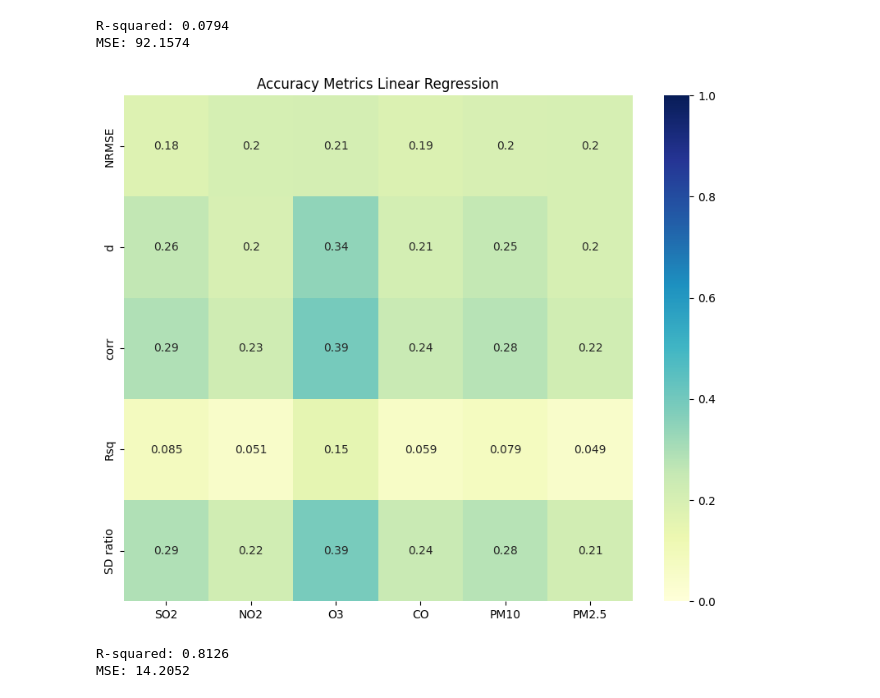
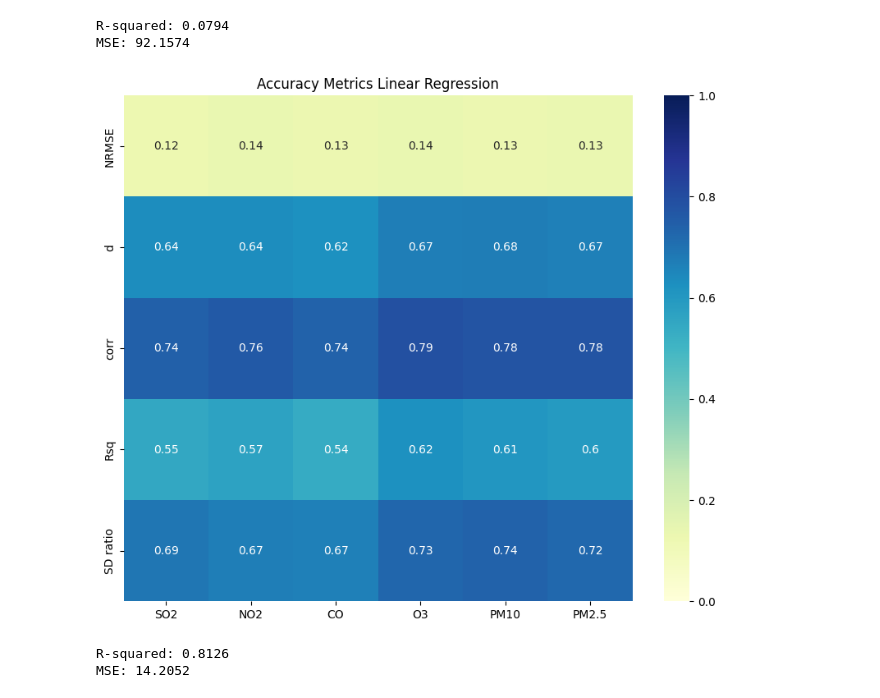
Before and after one commit to indrawi15/seoul-air-polution, a Jupyter notebook: Untitled (2).ipynb, the cells around one changed output. Cells and saved outputs as stored; diff of their text form; code cells hidden in the pictures.

```diff
--- a/Untitled (2).ipynb
+++ b/Untitled (2).ipynb
@@ -313,0 +415,8 @@ X_train, X_test, y_train, y_test = train_test_split(X, y, test_size=0.2, random_
+# %%
+# Evaluasi model
+y_pred_scaled = model.predict(X_test_reshaped)
+y_predlstm = scaler_y.inverse_transform(y_pred_scaled)
+
+# Hitung metrik evaluasi (misalnya, RMSE)
+rmse = np.sqrt(mean_squared_error(y_test, y_predlstm))
+print('RMSE:', rmse)
@@ -346,15 +458,15 @@ def forecast_accuracy(forecast, actual):
         result[key] = np.round(value, 3)
     return result
 # %%
-accuracy_metrics = {p: forecast_accuracy(y_pred_LiRe[:, i], y_test[p]) for i, p in enumerate(pollutants)}
+accuracy_metrics = {p: forecast_accuracy(y_predlstm[:, i], y_test[p]) for i, p in enumerate(pollutants)}
 
 # Create a heatmap of the accuracy metrics
 plt.figure(figsize=(10, 8))
 sns.heatmap(pd.DataFrame(accuracy_metrics), annot=True, vmin=0, vmax=1, cmap="YlGnBu")
 plt.title('Accuracy Metrics Linear Regression')
 plt.show()
 # %% [output]
-[figure, old version]
+[figure, new version]
 # %%
 from sklearn.ensemble import RandomForestRegressor
 RF = RandomForestRegressor()
```
Also changed, not shown: parts of 10 cells of this notebook.
